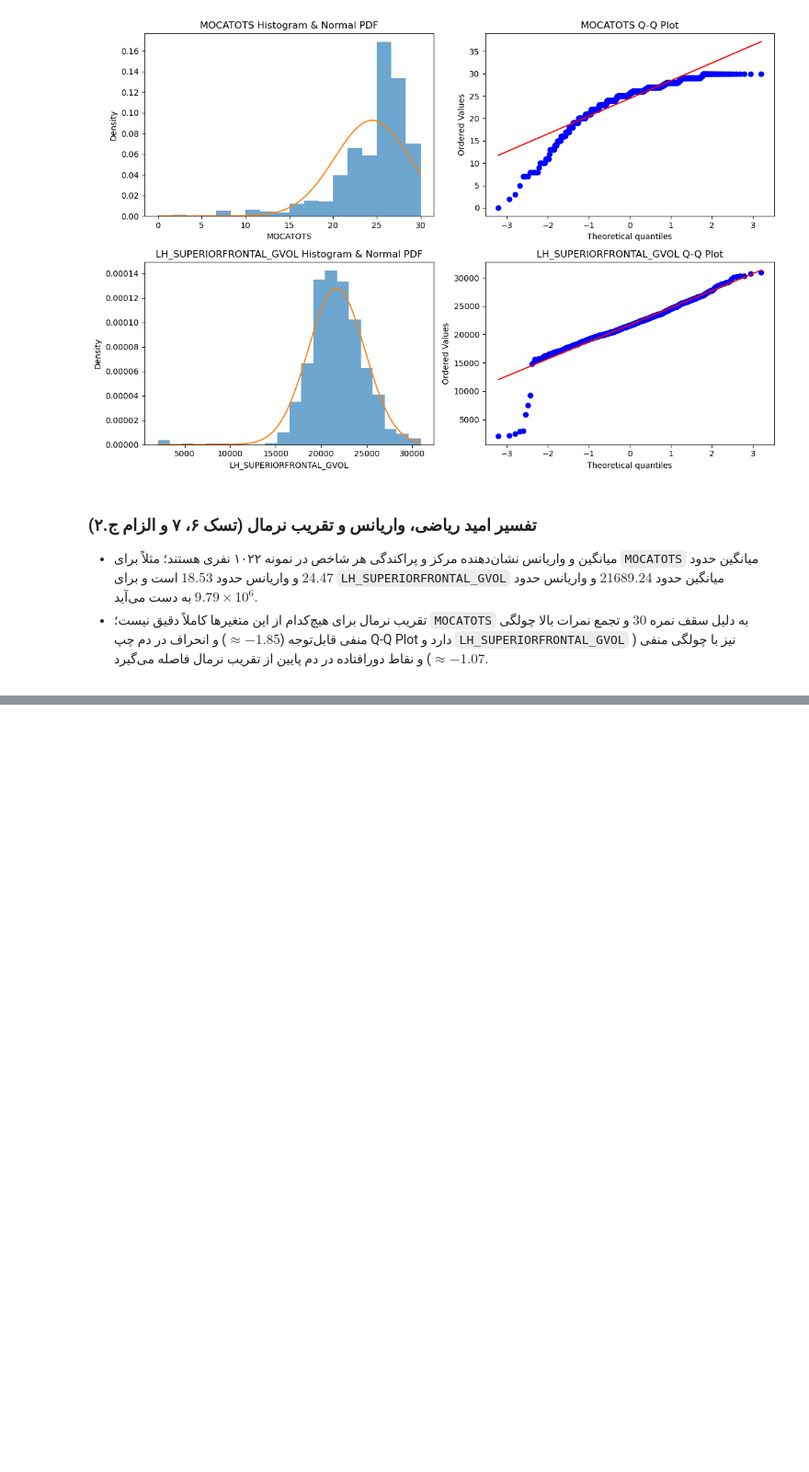
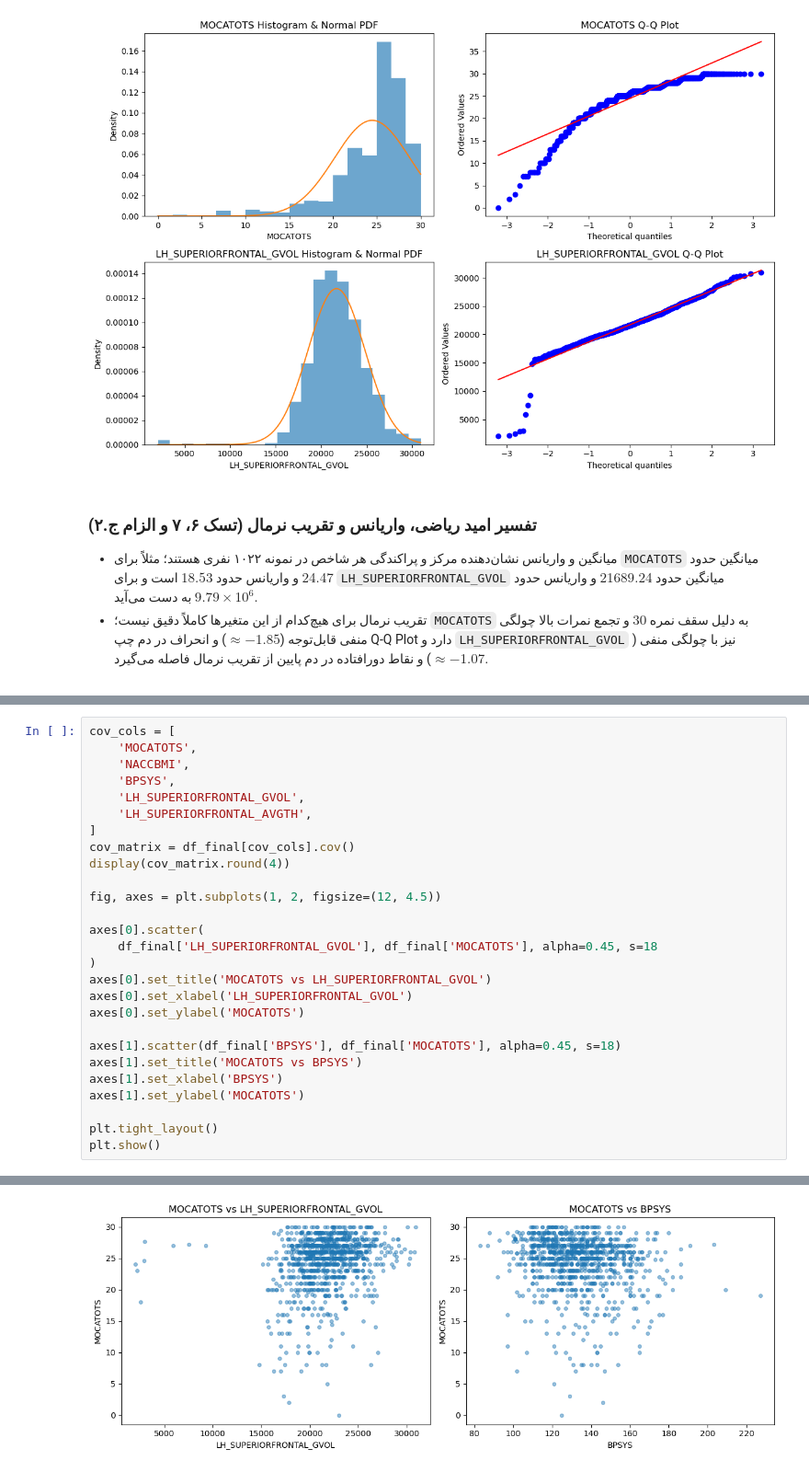
Before and after one commit to alirezaen6/Stats-Project-NACC, a Jupyter notebook: notebooks/Phaze2.ipynb, the cells around one changed output, grey strips where cells are left out. Shown at 92% size. Cells and saved outputs as stored; diff of their text form; blank space fills up the shorter version.

Commit message:
phase2 section 5: bivariate scatter and covariance analysis

```diff
--- a/notebooks/Phaze2.ipynb
+++ b/notebooks/Phaze2.ipynb
@@ -344,0 +354,28 @@ plt.show()
+# %%
+cov_cols = [
+    'MOCATOTS',
+    'NACCBMI',
+    'BPSYS',
+    'LH_SUPERIORFRONTAL_GVOL',
+    'LH_SUPERIORFRONTAL_AVGTH',
+]
+cov_matrix = df_final[cov_cols].cov()
+display(cov_matrix.round(4))
+
+fig, axes = plt.subplots(1, 2, figsize=(12, 4.5))
+
+axes[0].scatter(
+    df_final['LH_SUPERIORFRONTAL_GVOL'], df_final['MOCATOTS'], alpha=0.45, s=18
+)
+axes[0].set_title('MOCATOTS vs LH_SUPERIORFRONTAL_GVOL')
+axes[0].set_xlabel('LH_SUPERIORFRONTAL_GVOL')
+axes[0].set_ylabel('MOCATOTS')
+
+axes[1].scatter(df_final['BPSYS'], df_final['MOCATOTS'], alpha=0.45, s=18)
+axes[1].set_title('MOCATOTS vs BPSYS')
+axes[1].set_xlabel('BPSYS')
+axes[1].set_ylabel('MOCATOTS')
+
+plt.tight_layout()
+plt.show()
+# %% [output]
@@ -344,0 +388 @@ plt.show()
+[figure, added]
```
Also changed, not shown: parts of 3 cells of this notebook.
